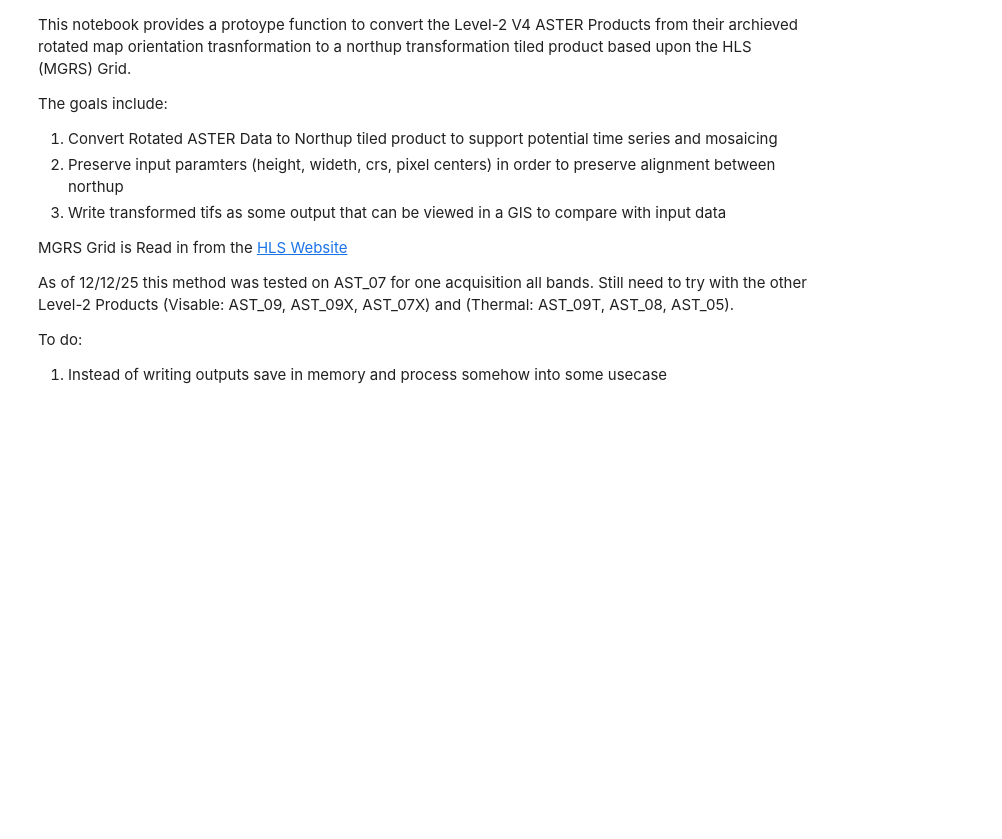
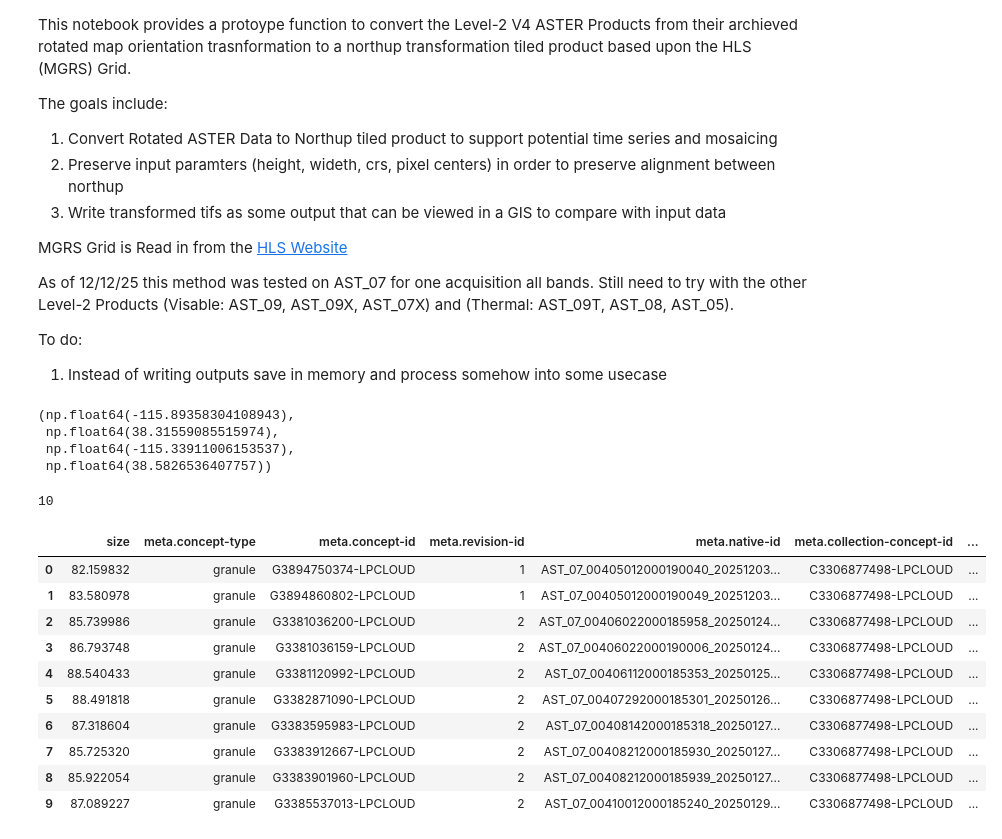
Before and after one commit to nathan-roberts2/aster, a Jupyter notebook: make_tiled.ipynb, the cells around one changed output. Drawn from its saved outputs; the diff is of its cells as text; code cells hidden in the pictures; blank space fills up the shorter version.

```diff
--- a/make_tiled.ipynb
+++ b/make_tiled.ipynb
@@ -41,4 +42,8 @@ fiona.supported_drivers['KML'] = 'rw'
 os.chdir(r'C:\Users\nroberts\aster\data')
 
 #Link to MGRS Grid KML
-mgrs_url  = 'https://hls.gsfc.nasa.gov/wp-content/uploads/2016/03/S2A_OPER_GIP_TILPAR_MPC__20151209T095117_V20150622T000000_21000101T000000_B00.kml'
+mgrs_path  = 'S2A_OPER_GIP_TILPAR_MPC__20151209T095117_V20150622T000000_21000101T000000_B00.kml'
+
+#aoi
+aoi = gpd.read_file('railroad_valley.geojson')
+bbox = tuple(list(aoi.total_bounds))
@@ -61,0 +50,34 @@ url = [' https://data.lpdaac.earthdatacloud.nasa.gov/lp-prod-protected/AST_07.00
+# %%
+bbox = tuple(list(aoi.total_bounds))
+bbox
+# %% [output]
+(np.float64(-115.89358304108943),
+ np.float64(38.31559085515974),
+ np.float64(-115.33911006153537),
+ np.float64(38.5826536407757))
+# %%
+temporal = ("2000-01-05T00:00:00", "2000-12-31T23:59:59")
+# %%
+results = earthaccess.search_data(
+    concept_id='C3306877498-LPCLOUD',
+    bounding_box=bbox,
+    temporal=temporal,
+    provider='LPCLOUD',
+    cloud_cover=(0,5),
+)
+print(len(results))
+
+pd.json_normalize(results)
+# %% [output]
+10
+|  | size | meta.concept-type | meta.concept-id | meta.revision-id | meta.native-id | meta.collection-concept-id | ... |
+| 0 | 82.159832 | granule | G3894750374-LPCLOUD | 1 | AST_07_00405012000190040_20251203... | C3306877498-LPCLOUD | ... |
+| 1 | 83.580978 | granule | G3894860802-LPCLOUD | 1 | AST_07_00405012000190049_20251203... | C3306877498-LPCLOUD | ... |
+| 2 | 85.739986 | granule | G3381036200-LPCLOUD | 2 | AST_07_00406022000185958_20250124... | C3306877498-LPCLOUD | ... |
+| 3 | 86.793748 | granule | G3381036159-LPCLOUD | 2 | AST_07_00406022000190006_20250124... | C3306877498-LPCLOUD | ... |
+| 4 | 88.540433 | granule | G3381120992-LPCLOUD | 2 | AST_07_00406112000185353_20250125... | C3306877498-LPCLOUD | ... |
+| 5 | 88.491818 | granule | G3382871090-LPCLOUD | 2 | AST_07_00407292000185301_20250126... | C3306877498-LPCLOUD | ... |
+| 6 | 87.318604 | granule | G3383595983-LPCLOUD | 2 | AST_07_00408142000185318_20250127... | C3306877498-LPCLOUD | ... |
+| 7 | 85.725320 | granule | G3383912667-LPCLOUD | 2 | AST_07_00408212000185930_20250127... | C3306877498-LPCLOUD | ... |
+| 8 | 85.922054 | granule | G3383901960-LPCLOUD | 2 | AST_07_00408212000185939_20250127... | C3306877498-LPCLOUD | ... |
+| 9 | 87.089227 | granule | G3385537013-LPCLOUD | 2 | AST_07_00410012000185240_20250129... | C3306877498-LPCLOUD | ... |
```
Also changed, not shown: parts of 9 cells of this notebook, 1 other file.
